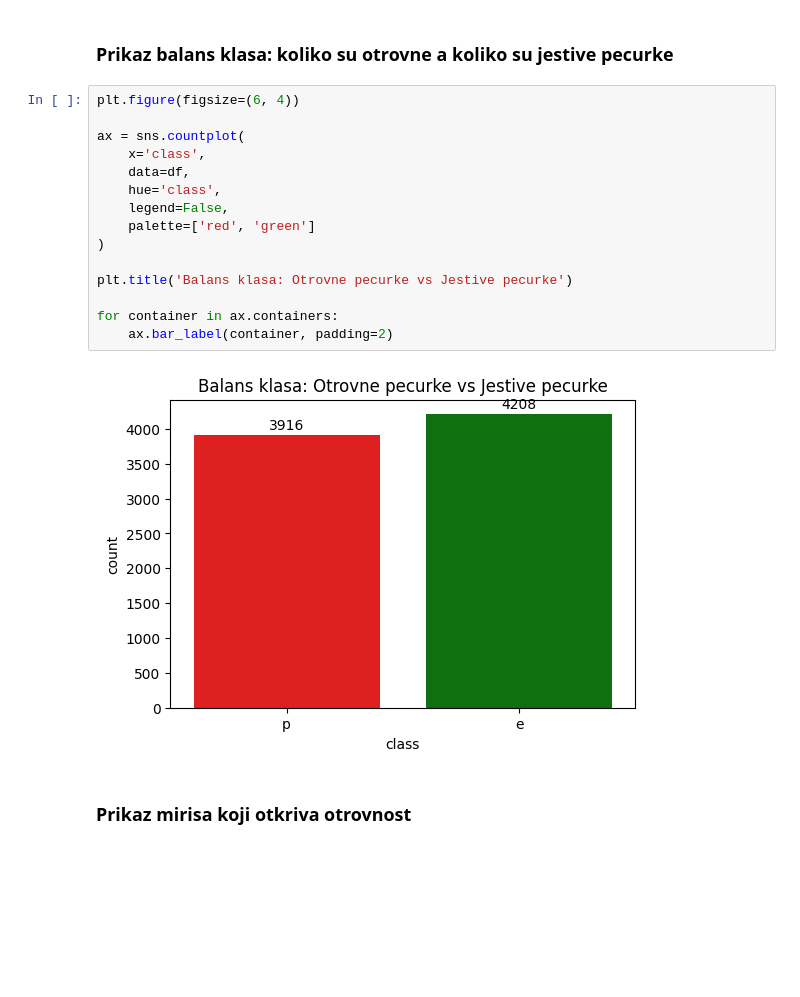
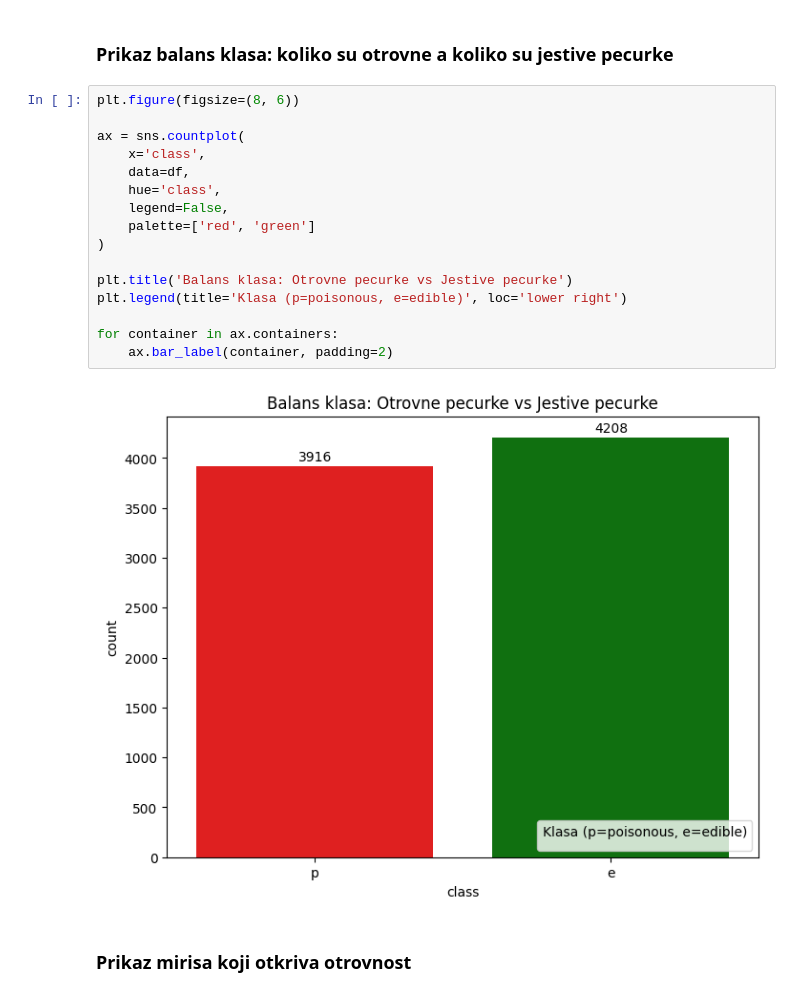
Before and after one commit to alxcek/mas-ai, a Jupyter notebook: machine_learning/01_mushroom_classification/classification.ipynb, the cells around one changed output. Cells and saved outputs as stored; diff of their text form; blank space fills up the shorter version.

```diff
--- a/machine_learning/01_mushroom_classification/classification.ipynb
+++ b/machine_learning/01_mushroom_classification/classification.ipynb
@@ -112,22 +112,23 @@ Pronadjeno 0 duplikata
 # %% [markdown]
 ### Prikaz balans klasa: koliko su otrovne a koliko su jestive pecurke
 # %%
-plt.figure(figsize=(6, 4))
+plt.figure(figsize=(8, 6))
 
 ax = sns.countplot(
     x='class',
     data=df,
     hue='class',
     legend=False,
     palette=['red', 'green']
 )
 
 plt.title('Balans klasa: Otrovne pecurke vs Jestive pecurke')
+plt.legend(title='Klasa (p=poisonous, e=edible)', loc='lower right')
 
 for container in ax.containers:
     ax.bar_label(container, padding=2)
 # %% [output]
-[figure, old version]
+[figure, new version]
 # %% [markdown]
 ### Prikaz mirisa koji otkriva otrovnost
 # %%
```
Also changed, not shown: parts of 16 cells of this notebook.
